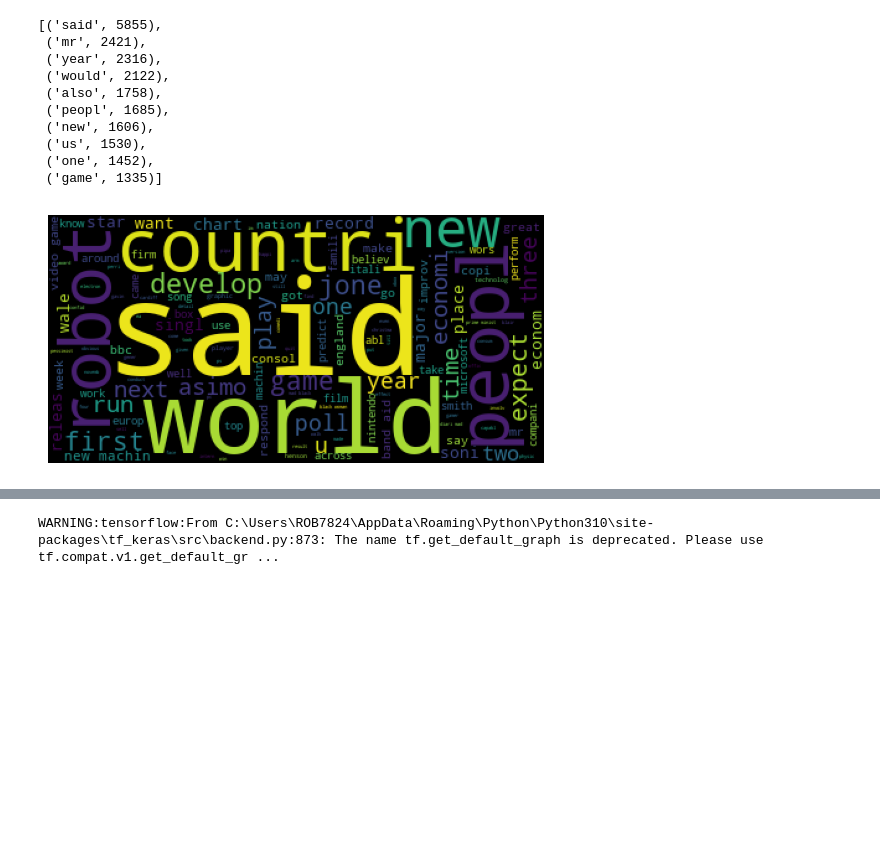
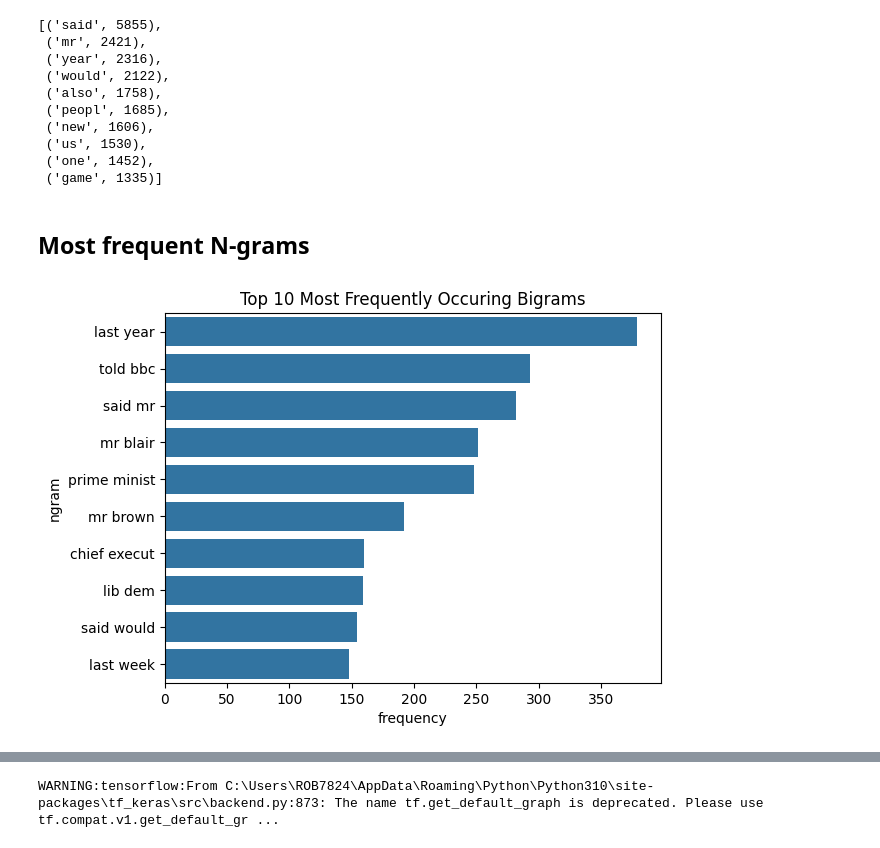
Before and after one commit to rvloenhout/CNN-Text-Classification-Practice, a Jupyter notebook: DistilBERT.ipynb, the cells around one changed output, grey strips where cells are left out. Cells and saved outputs as stored; diff of their text form; code cells hidden in the pictures; blank space fills up the shorter version.

Commit message:
Added N-Grams for EDA

```diff
--- a/DistilBERT.ipynb
+++ b/DistilBERT.ipynb
@@ -141,15 +130,23 @@ def preprocess_text(text):
 # Example usage
 X_train = [preprocess_text(text) for text in X_train]
 X_test = [preprocess_text(text) for text in X_test]
-# %%
-decoded_texts = [tokenizer.decode(entry['input_ids'], skip_special_tokens=True) for entry in X_train]
-readable_text = pd.DataFrame(decoded_texts, columns=['Text'])
-
-text = readable_text['Text'].values
-wordcloud = WordCloud().generate(str(text))
-
-plt.imshow(wordcloud)
-plt.axis("off")
-plt.show()
-# %% [output]
-[figure, removed]
+# %% [markdown]
+## Most frequent N-grams
+# %%
+# Decoding Tokenized Text
+decoded_texts = [tokenizer.decode(entry['input_ids'], skip_special_tokens=True) for entry in X_train]
+readable_text = pd.DataFrame(decoded_texts, columns=['Text'])
+
+# Checking most frequent Bi-grams
+cv2 = CountVectorizer(ngram_range=(2,2))
+bigrams = cv2.fit_transform(readable_text['Text'])
+
+count_values = bigrams.toarray().sum(axis=0)
+ngram_freq = pd.DataFrame(sorted([(count_values[i], k) for k, i in cv2.vocabulary_.items()], reverse = True))
+ngram_freq.columns = ["frequency", "ngram"]
+
+sns.barplot(x=ngram_freq['frequency'][:10], y=ngram_freq['ngram'][:10])
+plt.title('Top 10 Most Frequently Occuring Bigrams')
+plt.show()
+# %% [output]
+[figure, added]
```
Also changed, not shown: parts of 3 cells of this notebook.
